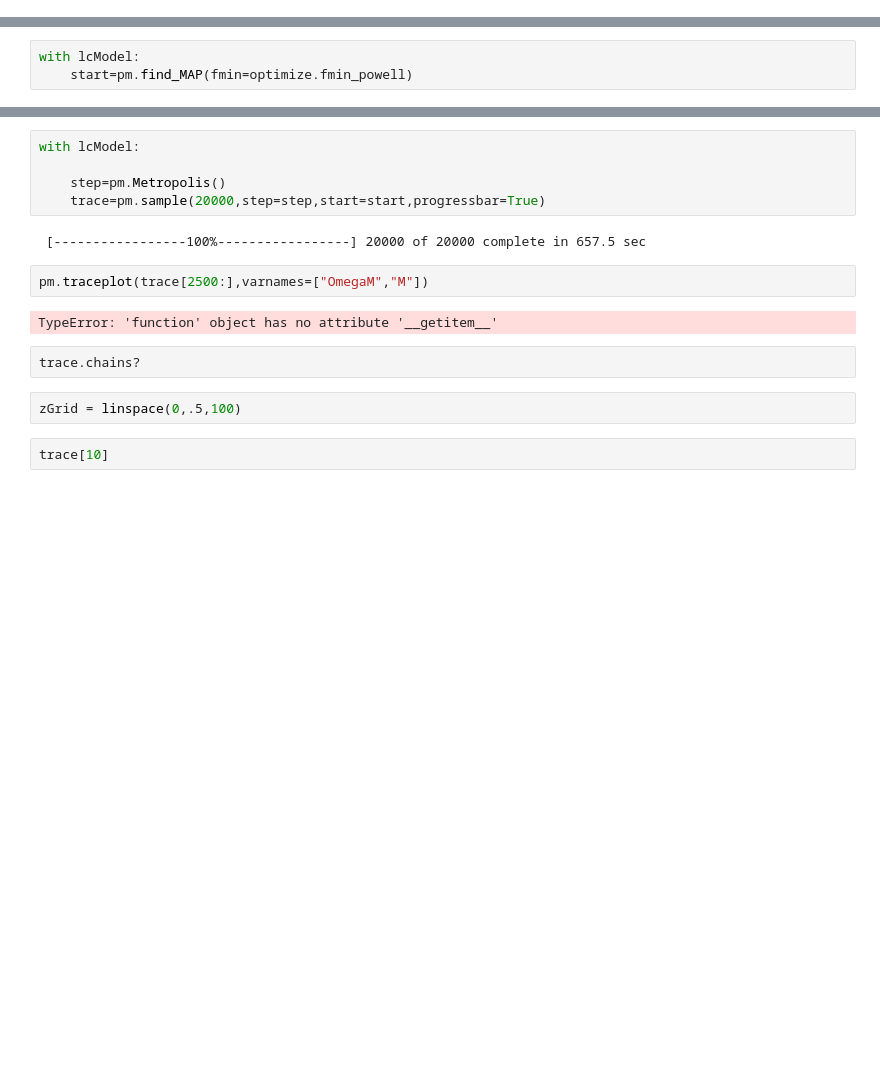
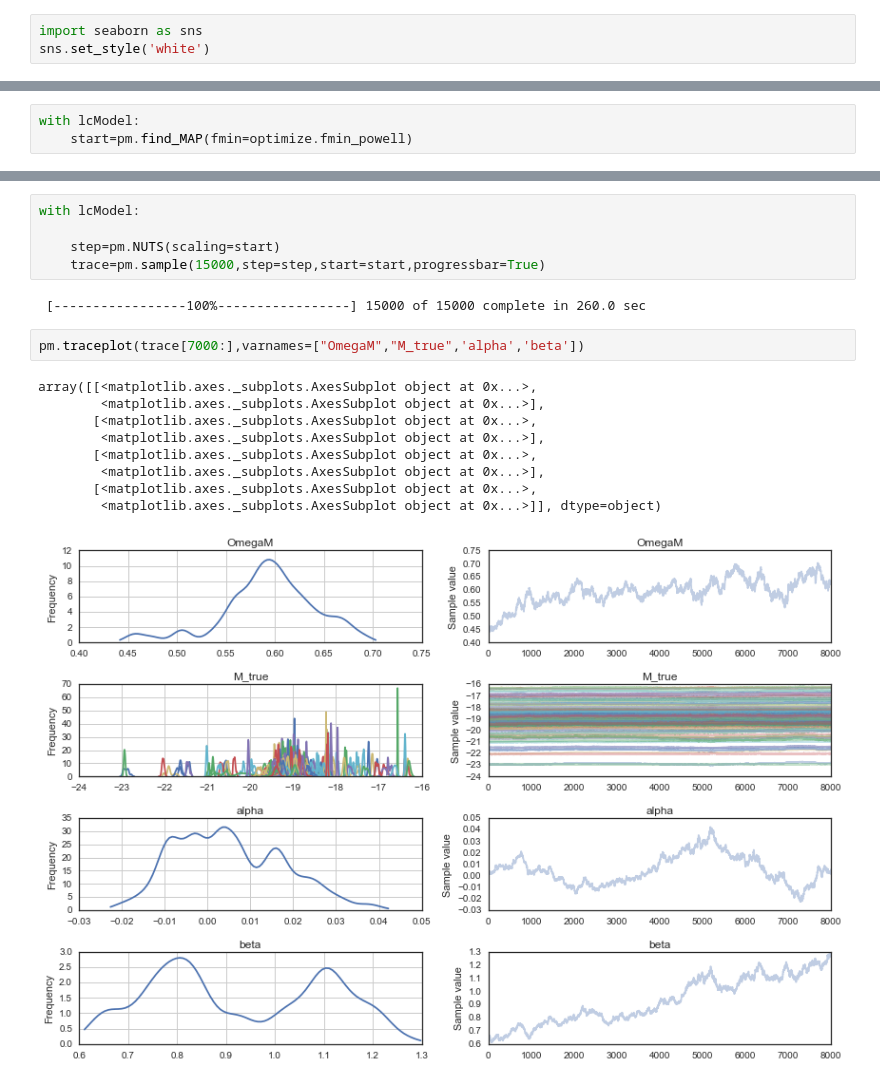
Before and after one commit to drJfunk/supernova, a Jupyter notebook: Standard Fit.ipynb, the cells around one changed output, grey strips where cells are left out. Saved outputs shown, nothing was run; the diff lists cells and outputs as text; blank space fills up the shorter version.

```diff
--- a/Standard Fit.ipynb
+++ b/Standard Fit.ipynb
@@ -33,0 +32,3 @@ for band in list('ugriz'):
+# %%
+import seaborn as sns
+sns.set_style('white')
@@ -188,17 +333,19 @@ NameError: name 'start' is not defined
 # %%
 with lcModel:
 
-    step=pm.Metropolis()
-    trace=pm.sample(20000,step=step,start=start,progressbar=True)
+    step=pm.NUTS(scaling=start)
+    trace=pm.sample(15000,step=step,start=start,progressbar=True)
 # %% [output]
- [-----------------100%-----------------] 20000 of 20000 complete in 657.5 sec
+ [-----------------100%-----------------] 15000 of 15000 complete in 260.0 sec
 # %%
-pm.traceplot(trace[2500:],varnames=["OmegaM","M"])
+pm.traceplot(trace[7000:],varnames=["OmegaM","M_true",'alpha','beta'])
 # %% [output]
-TypeError: 'function' object has no attribute '__getitem__'
+array([[<matplotlib.axes._subplots.AxesSubplot object at 0x...>,
+        <matplotlib.axes._subplots.AxesSubplot object at 0x...>],
+       [<matplotlib.axes._subplots.AxesSubplot object at 0x...>,
+        <matplotlib.axes._subplots.AxesSubplot object at 0x...>],
+       [<matplotlib.axes._subplots.AxesSubplot object at 0x...>,
+        <matplotlib.axes._subplots.AxesSubplot object at 0x...>],
+       [<matplotlib.axes._subplots.AxesSubplot object at 0x...>,
+        <matplotlib.axes._subplots.AxesSubplot object at 0x...>]], dtype=object)
+[figure, added]
-# %%
-trace.chains?
-# %%
-zGrid = linspace(0,.5,100)
-# %%
-trace[10]
```
Also changed, not shown: parts of 66 cells of this notebook, 4 other files.
